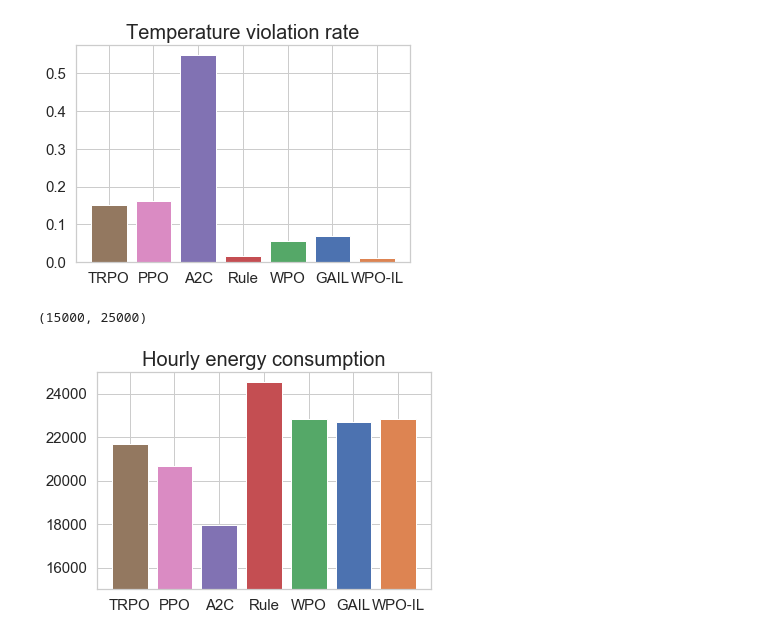
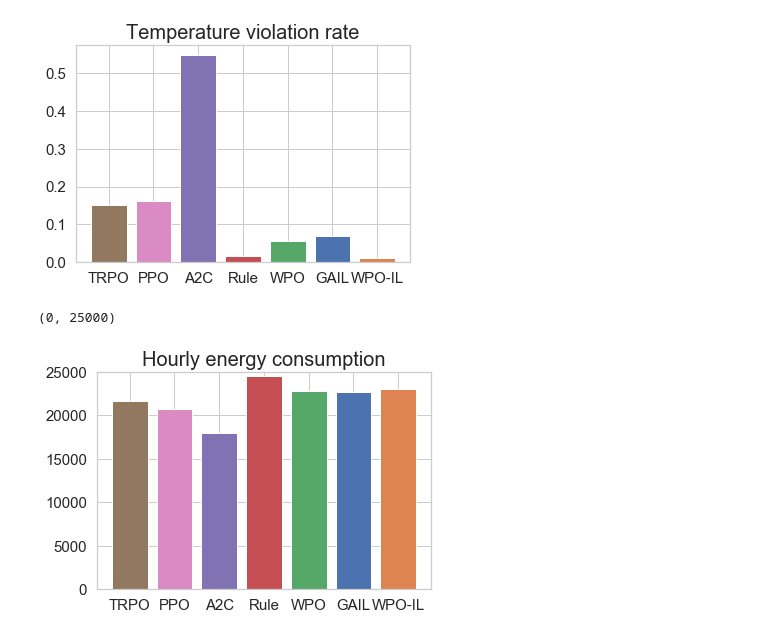
Before and after one commit to kadysongbb/wpo-smart-building, a Jupyter notebook: wpo_building_plot.ipynb, the cells around one changed output. Cells and saved outputs as stored; diff of their text form; code cells hidden in the pictures.

```diff
--- a/wpo_building_plot.ipynb
+++ b/wpo_building_plot.ipynb
@@ -117,3 +117,3 @@ wpo_rl_temp_list = [19.917267, 20.358644, 20.637785, 20.752478, 20.804619, 20.84
 # %%
 wpo_il_rl_violation_rate = 0.0104802867383512545
-wpo_il_rl_average_hourly_power = 22837.75356486535
+wpo_il_rl_average_hourly_power = 23037.75356486535
@@ -193,10 +193,10 @@ plt.bar(['TRPO', 'PPO', 'A2C', 'Rule', 'WPO', 'GAIL', 'WPO-IL'], [trpo_violation
 # %%
 fig = plt.figure()
 plt.title('Hourly energy consumption', fontsize = 20)
 plt.yticks(fontsize=15)
 plt.xticks(fontsize=15)
 plt.bar(['TRPO', 'PPO', 'A2C', 'Rule', 'WPO', 'GAIL', 'WPO-IL'], [trpo_average_hourly_power, ppo_average_hourly_power, a2c_average_hourly_power, rule_based_average_hourly_power, wpo_rl_average_hourly_power, wpo_il_average_hourly_power, wpo_il_rl_average_hourly_power], color = ['#937860', '#da8bc3', '#8172b3', red, green, blue, orange])
-plt.ylim([15000, 25000])
+plt.ylim([0, 25000])
 # %% [output]
-(15000, 25000)
+(0, 25000)
-[figure, old version]
+[figure, new version]
```
